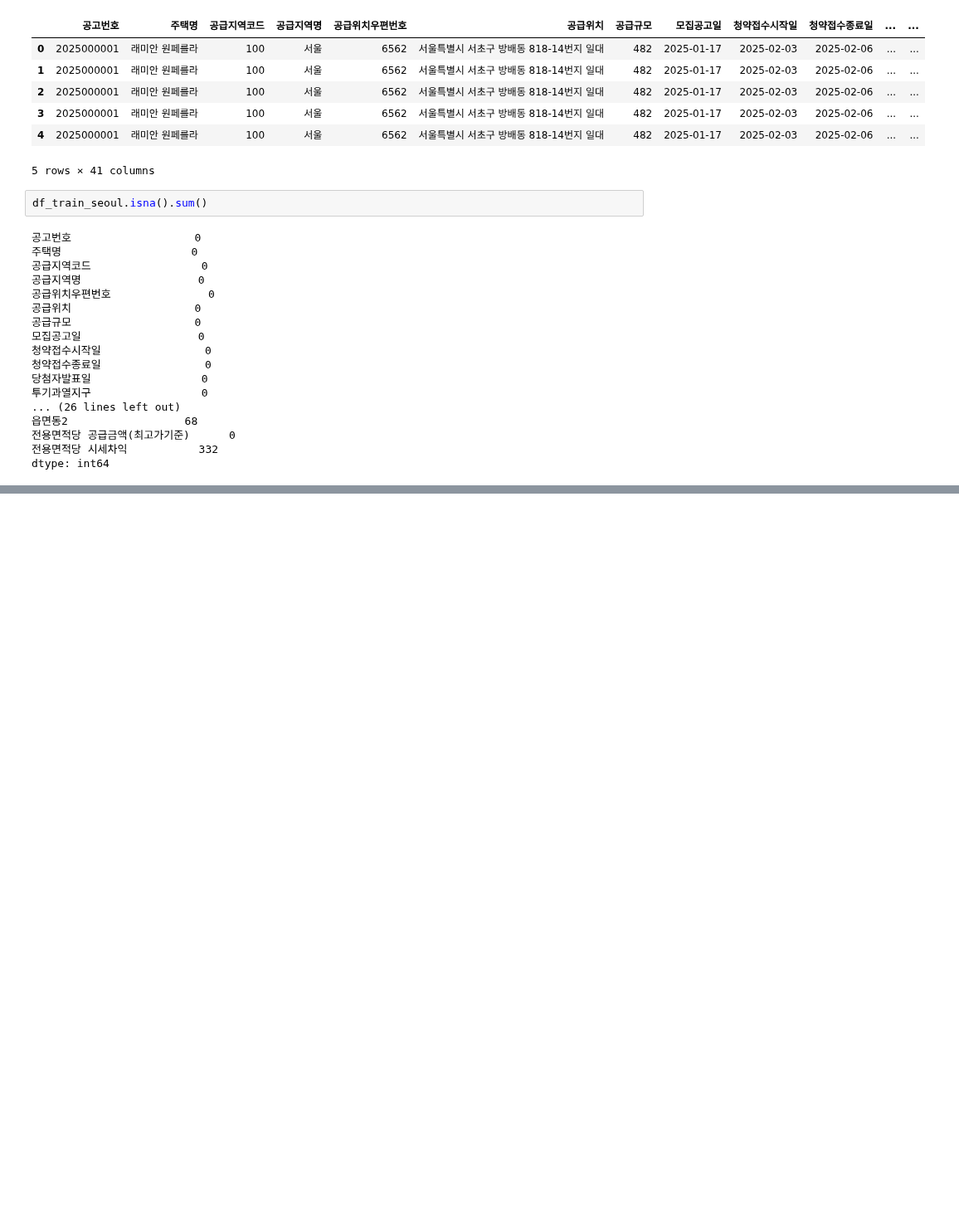
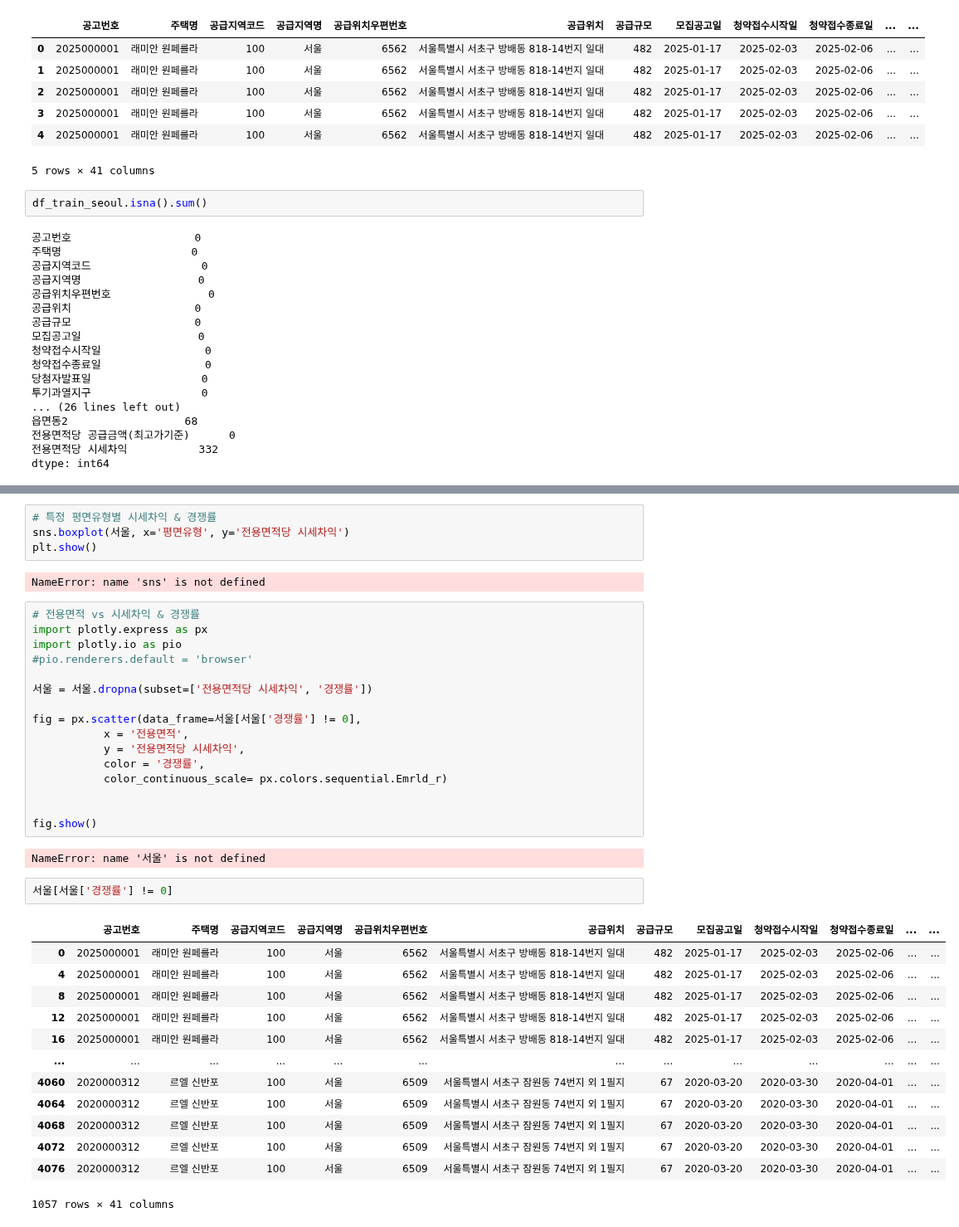
Before and after one commit to choikwangil95/HKToss-MLOps-Proejct, a Jupyter notebook: src/eugene/[광일] 실거래가 데이터 병합.ipynb, the cells around one changed output, grey strips where cells are left out. Shown at 83% size. Cells and saved outputs as stored; diff of their text form; blank space fills up the shorter version.

```diff
--- a/src/eugene/[광일] 실거래가 데이터 병합.ipynb
+++ b/src/eugene/[광일] 실거래가 데이터 병합.ipynb
@@ -119,0 +262,40 @@ sns.histplot(df_train_seoul, x='전용면적당 시세차익')
+# %%
+# 특정 평면유형별 시세차익 & 경쟁률
+sns.boxplot(서울, x='평면유형', y='전용면적당 시세차익')
+plt.show()
+# %% [output]
+NameError: name 'sns' is not defined
+# %%
+# 전용면적 vs 시세차익 & 경쟁률
+import plotly.express as px
+import plotly.io as pio
+#pio.renderers.default = 'browser'
+
+서울 = 서울.dropna(subset=['전용면적당 시세차익', '경쟁률'])
+
+fig = px.scatter(data_frame=서울[서울['경쟁률'] != 0],
+           x = '전용면적',
+           y = '전용면적당 시세차익',
+           color = '경쟁률',
+           color_continuous_scale= px.colors.sequential.Emrld_r)
+
+
+fig.show()
+# %% [output]
+NameError: name '서울' is not defined
+# %%
+서울[서울['경쟁률'] != 0]
+# %% [output]
+|  | 공고번호 | 주택명 | 공급지역코드 | 공급지역명 | 공급위치우편번호 | 공급위치 | 공급규모 | 모집공고일 | 청약접수시작일 | 청약접수종료일 | ... | ... |
+| 0 | 2025000001 | 래미안 원페를라 | 100 | 서울 | 6562 | 서울특별시 서초구 방배동 818-14번지 일대 | 482 | 2025-01-17 | 2025-02-03 | 2025-02-06 | ... | ... |
+| 4 | 2025000001 | 래미안 원페를라 | 100 | 서울 | 6562 | 서울특별시 서초구 방배동 818-14번지 일대 | 482 | 2025-01-17 | 2025-02-03 | 2025-02-06 | ... | ... |
+| 8 | 2025000001 | 래미안 원페를라 | 100 | 서울 | 6562 | 서울특별시 서초구 방배동 818-14번지 일대 | 482 | 2025-01-17 | 2025-02-03 | 2025-02-06 | ... | ... |
+| 12 | 2025000001 | 래미안 원페를라 | 100 | 서울 | 6562 | 서울특별시 서초구 방배동 818-14번지 일대 | 482 | 2025-01-17 | 2025-02-03 | 2025-02-06 | ... | ... |
+| 16 | 2025000001 | 래미안 원페를라 | 100 | 서울 | 6562 | 서울특별시 서초구 방배동 818-14번지 일대 | 482 | 2025-01-17 | 2025-02-03 | 2025-02-06 | ... | ... |
+| ... | ... | ... | ... | ... | ... | ... | ... | ... | ... | ... | ... | ... |
+| 4060 | 2020000312 | 르엘 신반포 | 100 | 서울 | 6509 | 서울특별시 서초구 잠원동 74번지 외 1필지 | 67 | 2020-03-20 | 2020-03-30 | 2020-04-01 | ... | ... |
+| 4064 | 2020000312 | 르엘 신반포 | 100 | 서울 | 6509 | 서울특별시 서초구 잠원동 74번지 외 1필지 | 67 | 2020-03-20 | 2020-03-30 | 2020-04-01 | ... | ... |
+| 4068 | 2020000312 | 르엘 신반포 | 100 | 서울 | 6509 | 서울특별시 서초구 잠원동 74번지 외 1필지 | 67 | 2020-03-20 | 2020-03-30 | 2020-04-01 | ... | ... |
+| 4072 | 2020000312 | 르엘 신반포 | 100 | 서울 | 6509 | 서울특별시 서초구 잠원동 74번지 외 1필지 | 67 | 2020-03-20 | 2020-03-30 | 2020-04-01 | ... | ... |
+| 4076 | 2020000312 | 르엘 신반포 | 100 | 서울 | 6509 | 서울특별시 서초구 잠원동 74번지 외 1필지 | 67 | 2020-03-20 | 2020-03-30 | 2020-04-01 | ... | ... |
+1057 rows × 41 columns
```
Also changed, not shown: parts of 15 cells of this notebook, 3 other files.
